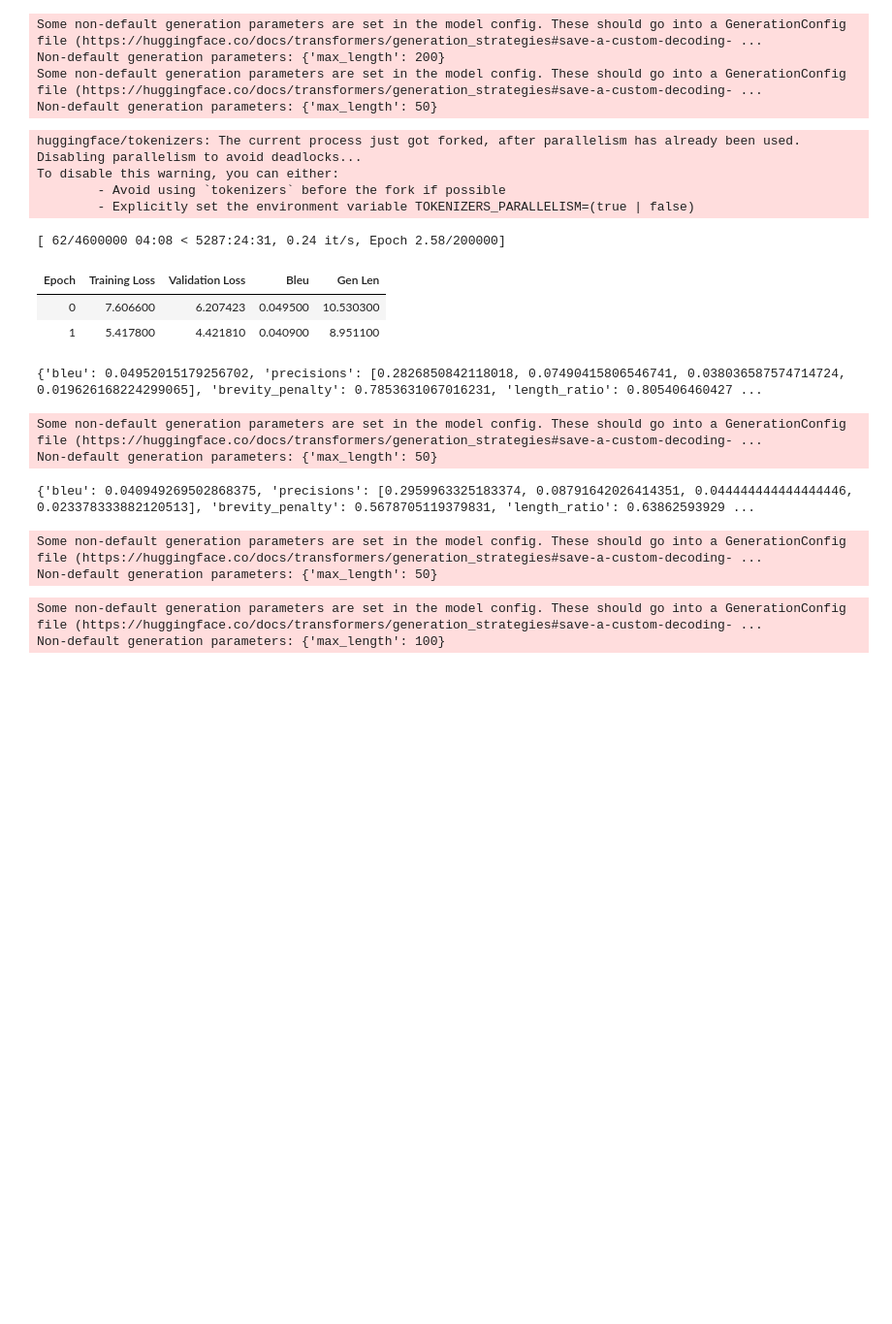
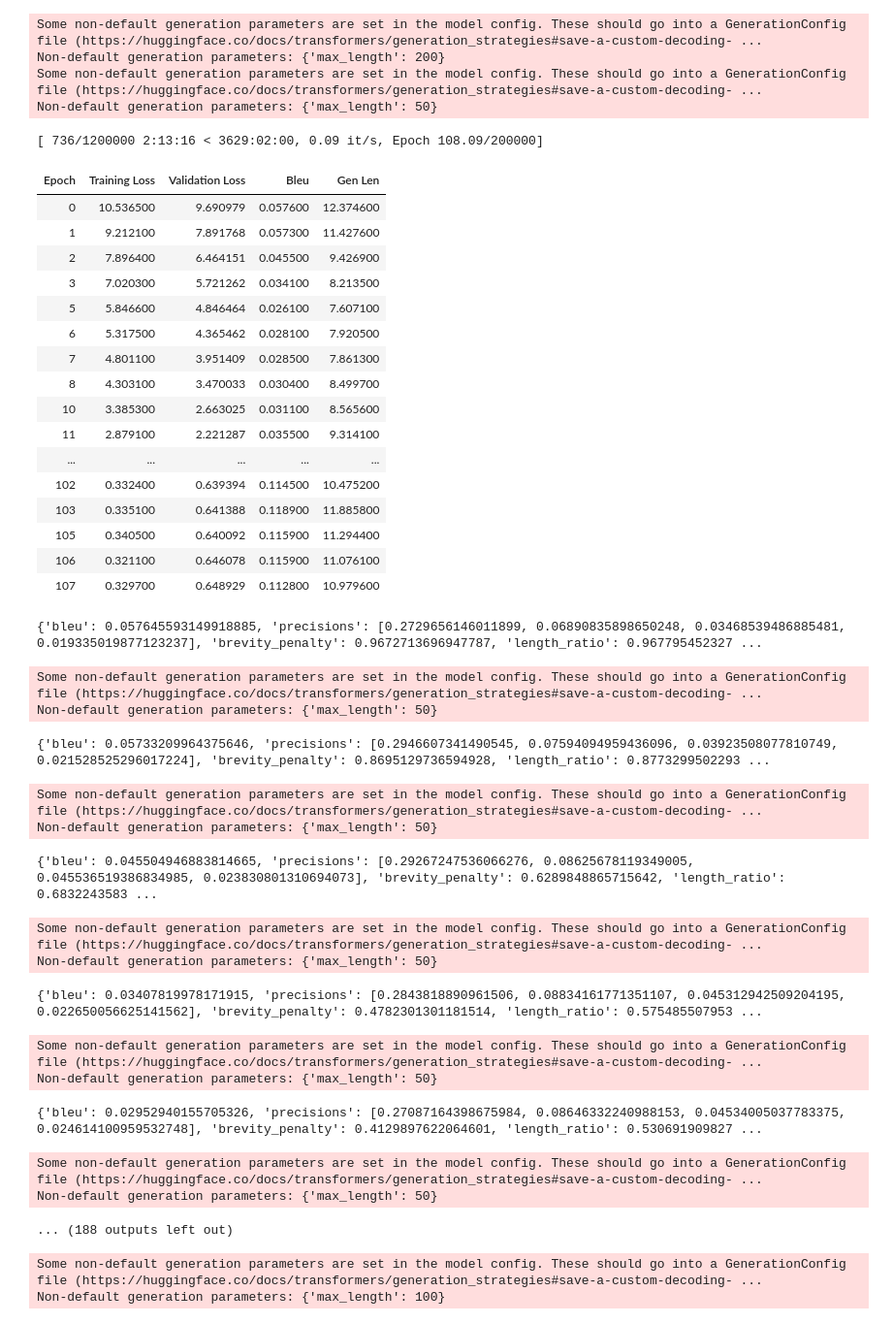
Before and after one commit to Rana-Banerjee/zindi, a Jupyter notebook: Train_nllb_hf.ipynb, the cells around one changed output. Shown at 97% size. Drawn from its saved outputs; the diff is of its cells as text; code cells hidden in the pictures; blank space fills up the shorter version.

Commit message:
updated training log

```diff
--- a/Train_nllb_hf.ipynb
+++ b/Train_nllb_hf.ipynb
@@ -210,8 +205,8 @@ training_args = Seq2SeqTrainingArguments(
     output_dir="models/nllb/nllb_output",
     eval_strategy="epoch",
     learning_rate=1e-4,
-    per_device_train_batch_size=20,
-    per_device_eval_batch_size=20,
+    per_device_train_batch_size=70,
+    per_device_eval_batch_size=70,
     # weight_decay=0.01,
     num_train_epochs=200000,
     predict_with_generate=True,
@@ -224,48 +219,68 @@ training_args = Seq2SeqTrainingArguments(
     logging_steps = 1,
     save_strategy = 'epoch',
     save_steps = 2,
     save_total_limit = 3,
     seed = 42,
     dataloader_drop_last = False,
     eval_steps = 1,
     # label_smoothing_factor: float = 0.0,
     optim = 'adafactor',
     # resume_from_checkpoint: Optional[str] = None,
     # fp16_backend: str = 'auto',
     # batch_eval_metrics: bool = False,
     # eval_on_start=True,
     # generation_max_length= 50,
     generation_num_beams=2,
     generation_config = "models/nllb/nllb_output/base_model/generation_config.json",
-    run_name="Test1"
+    run_name="Test2"
 )
 
 trainer = Seq2SeqTrainer(
     model=model,
     args=training_args,
     train_dataset=concat_ds,
     eval_dataset=tokenized_zds["validation"],
     tokenizer=tokenizer,
     data_collator=data_collator,
     compute_metrics=compute_metrics,
 )
 
 trainer.train()
 # %% [output]
-huggingface/tokenizers: The current process just got forked, after parallelism has already been used. Disabling parallelism to avoid deadlocks...
-To disable this warning, you can either:
-        - Avoid using `tokenizers` before the fork if possible
-        - Explicitly set the environment variable TOKENIZERS_PARALLELISM=(true | false)
+[ 736/1200000 2:13:16 < 3629:02:00, 0.09 it/s, Epoch 108.09/200000]
+| Epoch | Training Loss | Validation Loss | Bleu | Gen Len |
+| 0 | 10.536500 | 9.690979 | 0.057600 | 12.374600 |
+| 1 | 9.212100 | 7.891768 | 0.057300 | 11.427600 |
+| 2 | 7.896400 | 6.464151 | 0.045500 | 9.426900 |
+| 3 | 7.020300 | 5.721262 | 0.034100 | 8.213500 |
+| 5 | 5.846600 | 4.846464 | 0.026100 | 7.607100 |
+| 6 | 5.317500 | 4.365462 | 0.028100 | 7.920500 |
+| 7 | 4.801100 | 3.951409 | 0.028500 | 7.861300 |
+| 8 | 4.303100 | 3.470033 | 0.030400 | 8.499700 |
+| 10 | 3.385300 | 2.663025 | 0.031100 | 8.565600 |
+| 11 | 2.879100 | 2.221287 | 0.035500 | 9.314100 |
+| ... | ... | ... | ... | ... |
+| 102 | 0.332400 | 0.639394 | 0.114500 | 10.475200 |
+| 103 | 0.335100 | 0.641388 | 0.118900 | 11.885800 |
+| 105 | 0.340500 | 0.640092 | 0.115900 | 11.294400 |
+| 106 | 0.321100 | 0.646078 | 0.115900 | 11.076100 |
+| 107 | 0.329700 | 0.648929 | 0.112800 | 10.979600 |
-[ 62/4600000 04:08 < 5287:24:31, 0.24 it/s, Epoch 2.58/200000]
+{'bleu': 0.057645593149918885, 'precisions': [0.2729656146011899, 0.06890835898650248, 0.03468539486885481, 0.019335019877123237], 'brevity_penalty': 0.9672713696947787, 'length_ratio': 0.967795452327 ...
-| Epoch | Training Loss | Validation Loss | Bleu | Gen Len |
-| 0 | 7.606600 | 6.207423 | 0.049500 | 10.530300 |
-| 1 | 5.417800 | 4.421810 | 0.040900 | 8.951100 |
-{'bleu': 0.04952015179256702, 'precisions': [0.2826850842118018, 0.07490415806546741, 0.038036587574714724, 0.019626168224299065], 'brevity_penalty': 0.7853631067016231, 'length_ratio': 0.805406460427 ...
+Some non-default generation parameters are set in the model config. These should go into a GenerationConfig file (https://huggingface.co/docs/transformers/generation_strategies#save-a-custom-decoding- ...
+Non-default generation parameters: {'max_length': 50}
-Some non-default generation parameters are set in the model config. These should go into a GenerationConfig file (https://huggingface.co/docs/transformers/generation_strategies#save-a-custom-decoding- ...
-Non-default generation parameters: {'max_length': 50}
+{'bleu': 0.05733209964375646, 'precisions': [0.2946607341490545, 0.07594094959436096, 0.03923508077810749, 0.021528525296017224], 'brevity_penalty': 0.8695129736594928, 'length_ratio': 0.8773299502293 ...
-{'bleu': 0.040949269502868375, 'precisions': [0.2959963325183374, 0.08791642026414351, 0.044444444444444446, 0.023378333882120513], 'brevity_penalty': 0.5678705119379831, 'length_ratio': 0.63862593929 ...
+Some non-default generation parameters are set in the model config. These should go into a GenerationConfig file (https://huggingface.co/docs/transformers/generation_strategies#save-a-custom-decoding- ...
+Non-default generation parameters: {'max_length': 50}
-Some non-default generation parameters are set in the model config. These should go into a GenerationConfig file (https://huggingface.co/docs/transformers/generation_strategies#save-a-custom-decoding- ...
-Non-default generation parameters: {'max_length': 50}
+{'bleu': 0.045504946883814665, 'precisions': [0.29267247536066276, 0.08625678119349005, 0.045536519386834985, 0.023830801310694073], 'brevity_penalty': 0.6289848865715642, 'length_ratio': 0.6832243583 ...
+Some non-default generation parameters are set in the model config. These should go into a GenerationConfig file (https://huggingface.co/docs/transformers/generation_strategies#save-a-custom-decoding- ...
+Non-default generation parameters: {'max_length': 50}
+{'bleu': 0.03407819978171915, 'precisions': [0.2843818890961506, 0.08834161771351107, 0.045312942509204195, 0.022650056625141562], 'brevity_penalty': 0.4782301301181514, 'length_ratio': 0.575485507953 ...
+Some non-default generation parameters are set in the model config. These should go into a GenerationConfig file (https://huggingface.co/docs/transformers/generation_strategies#save-a-custom-decoding- ...
+Non-default generation parameters: {'max_length': 50}
+{'bleu': 0.02952940155705326, 'precisions': [0.27087164398675984, 0.08646332240988153, 0.04534005037783375, 0.024614100959532748], 'brevity_penalty': 0.4129897622064601, 'length_ratio': 0.530691909827 ...
+Some non-default generation parameters are set in the model config. These should go into a GenerationConfig file (https://huggingface.co/docs/transformers/generation_strategies#save-a-custom-decoding- ...
+Non-default generation parameters: {'max_length': 50}
+... (188 outputs left out)
 # %%
 # trainer.save_model("/root/zindi/models/nllb/nllb_output/checkpoint-300")
 # %% [output]
```
Also changed, not shown: parts of 1 cell of this notebook.
